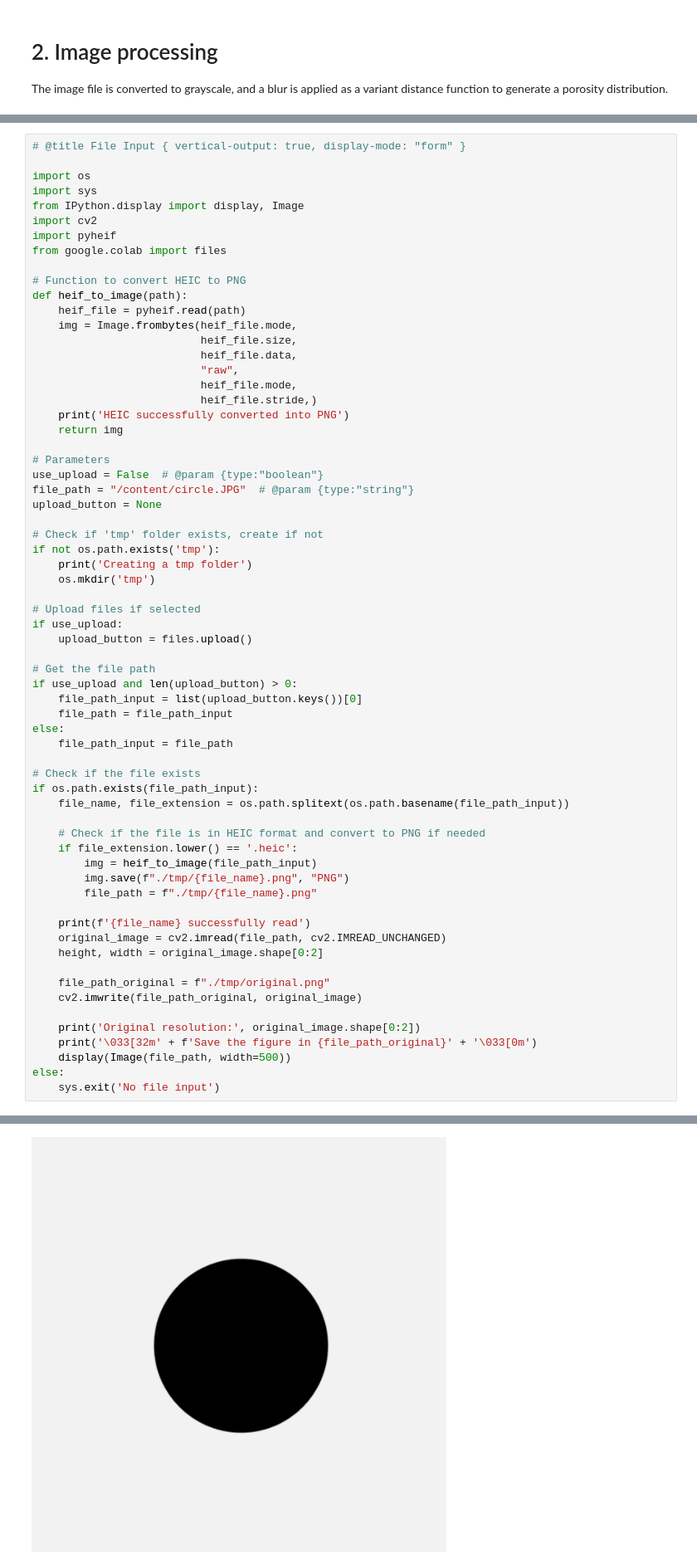
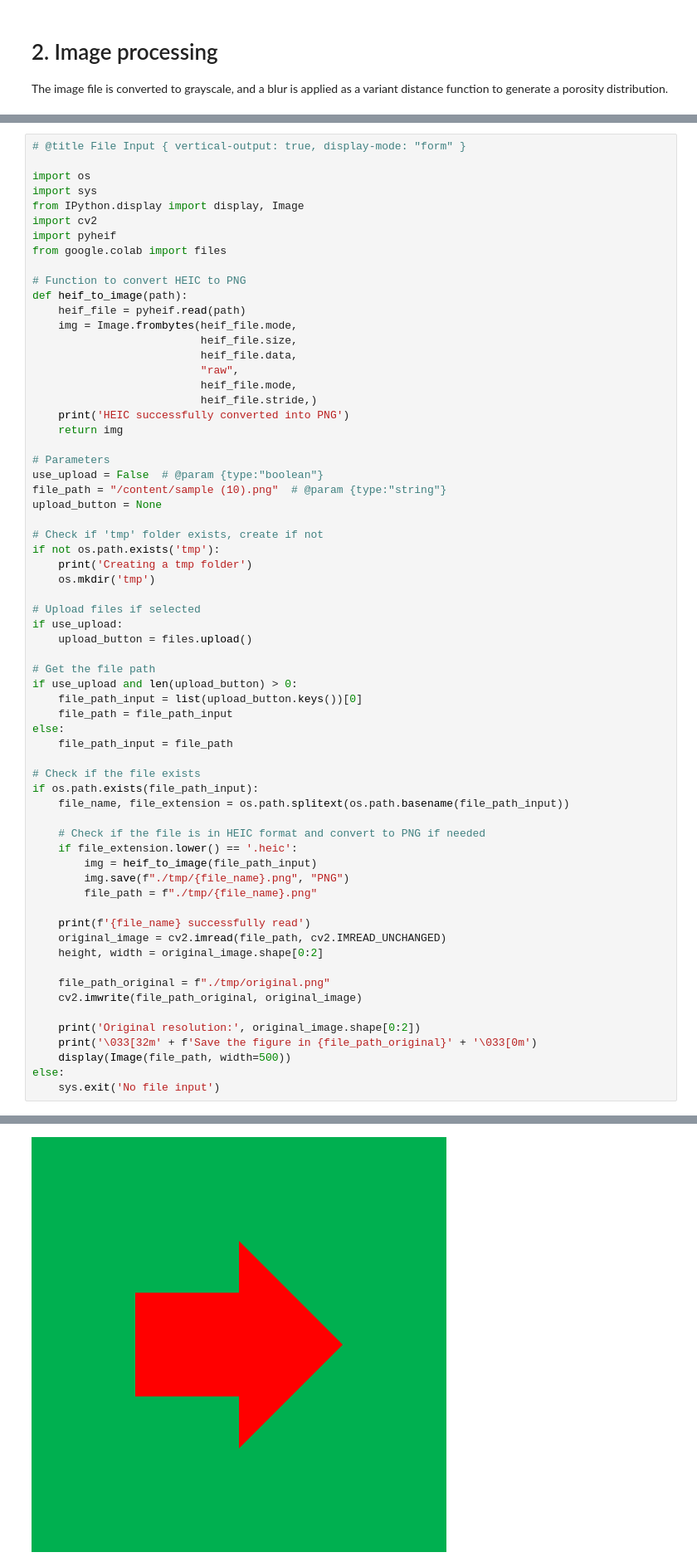
Before and after one commit to nobu-n2002/CFD2023_image_processing, a Jupyter notebook: ibm_image_processing_ver2.ipynb, the cells around one changed output, grey strips where cells are left out. Shown at 83% size. Cells and saved outputs as stored; diff of their text form.

```diff
--- a/ibm_image_processing_ver2.ipynb
+++ b/ibm_image_processing_ver2.ipynb
@@ -86,7 +99,7 @@ def heif_to_image(path):
 
 # Parameters
 use_upload = False  # @param {type:"boolean"}
-file_path = "/content/circle.JPG"  # @param {type:"string"}
+file_path = "/content/sample (10).png"  # @param {type:"string"}
 upload_button = None
 
 # Check if 'tmp' folder exists, create if not
@@ -133,2 +146,2 @@ Original resolution: (1179, 1178)
 Save the figure in ./tmp/original.png
-[figure, old version]
+[figure, new version]
```
Also changed, not shown: parts of 24 cells of this notebook.
